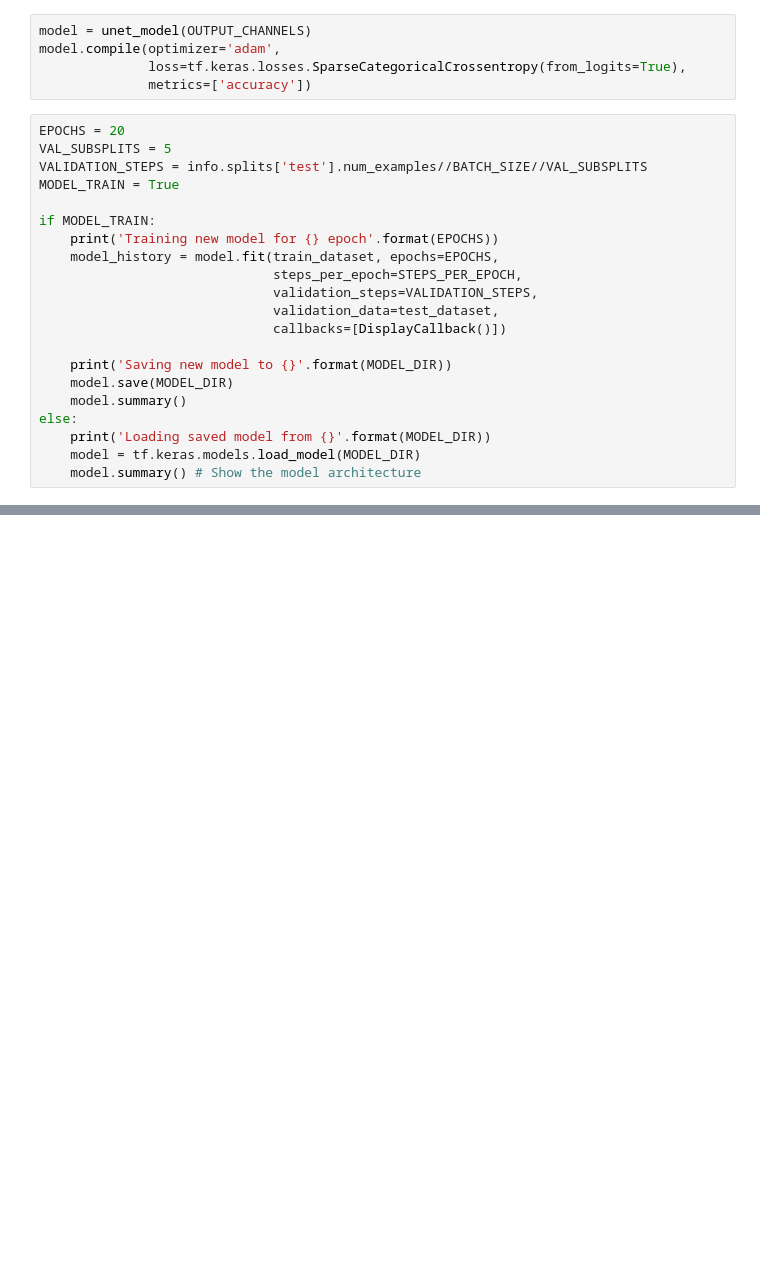
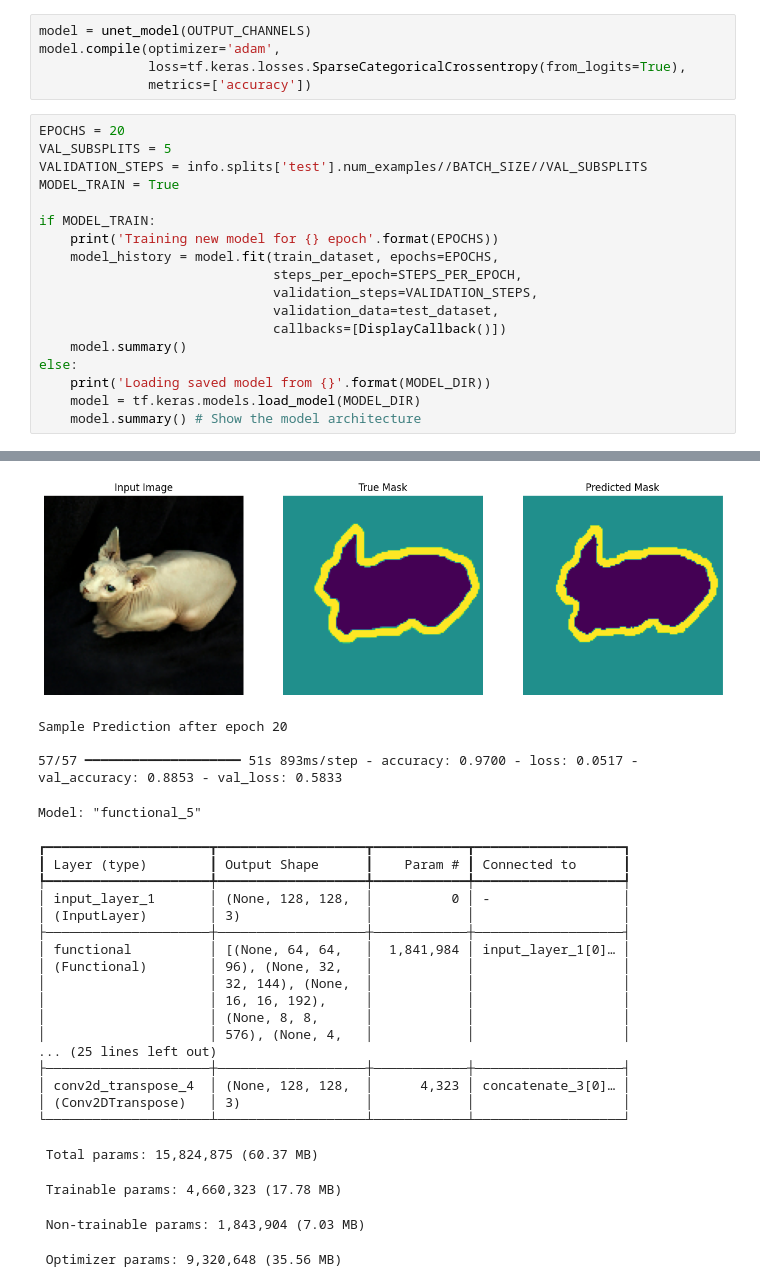
Before and after one commit to nylakhalil/oggora, a Jupyter notebook: tensorflow/share/image_segmentation/segmentation.ipynb, the cells around one changed output, grey strips where cells are left out. Drawn from its saved outputs; the diff is of its cells as text; blank space fills up the shorter version.

```diff
--- a/tensorflow/share/image_segmentation/segmentation.ipynb
+++ b/tensorflow/share/image_segmentation/segmentation.ipynb
@@ -252,11 +273,9 @@ if MODEL_TRAIN:
                               validation_steps=VALIDATION_STEPS,
                               validation_data=test_dataset,
                               callbacks=[DisplayCallback()])
-
-    print('Saving new model to {}'.format(MODEL_DIR))
-    model.save(MODEL_DIR)
     model.summary()
 else:
     print('Loading saved model from {}'.format(MODEL_DIR))
     model = tf.keras.models.load_model(MODEL_DIR)
     model.summary() # Show the model architecture
+# %% [output]
@@ -262,0 +283,26 @@ else:
+[figure, added]
+Sample Prediction after epoch 20
+
+57/57 ━━━━━━━━━━━━━━━━━━━━ 51s 893ms/step - accuracy: 0.9700 - loss: 0.0517 - val_accuracy: 0.8853 - val_loss: 0.5833
+Model: "functional_5"
+┏━━━━━━━━━━━━━━━━━━━━━┳━━━━━━━━━━━━━━━━━━━┳━━━━━━━━━━━━┳━━━━━━━━━━━━━━━━━━━┓
+┃ Layer (type)        ┃ Output Shape      ┃    Param # ┃ Connected to      ┃
+┡━━━━━━━━━━━━━━━━━━━━━╇━━━━━━━━━━━━━━━━━━━╇━━━━━━━━━━━━╇━━━━━━━━━━━━━━━━━━━┩
+│ input_layer_1       │ (None, 128, 128,  │          0 │ -                 │
+│ (InputLayer)        │ 3)                │            │                   │
+├─────────────────────┼───────────────────┼────────────┼───────────────────┤
+│ functional          │ [(None, 64, 64,   │  1,841,984 │ input_layer_1[0]… │
+│ (Functional)        │ 96), (None, 32,   │            │                   │
+│                     │ 32, 144), (None,  │            │                   │
+│                     │ 16, 16, 192),     │            │                   │
+│                     │ (None, 8, 8,      │            │                   │
+│                     │ 576), (None, 4,   │            │                   │
+... (25 lines left out)
+├─────────────────────┼───────────────────┼────────────┼───────────────────┤
+│ conv2d_transpose_4  │ (None, 128, 128,  │      4,323 │ concatenate_3[0]… │
+│ (Conv2DTranspose)   │ 3)                │            │                   │
+└─────────────────────┴───────────────────┴────────────┴───────────────────┘
+ Total params: 15,824,875 (60.37 MB)
+ Trainable params: 4,660,323 (17.78 MB)
+ Non-trainable params: 1,843,904 (7.03 MB)
+ Optimizer params: 9,320,648 (35.56 MB)
```
Also changed, not shown: parts of 8 cells of this notebook, 2 other files.
